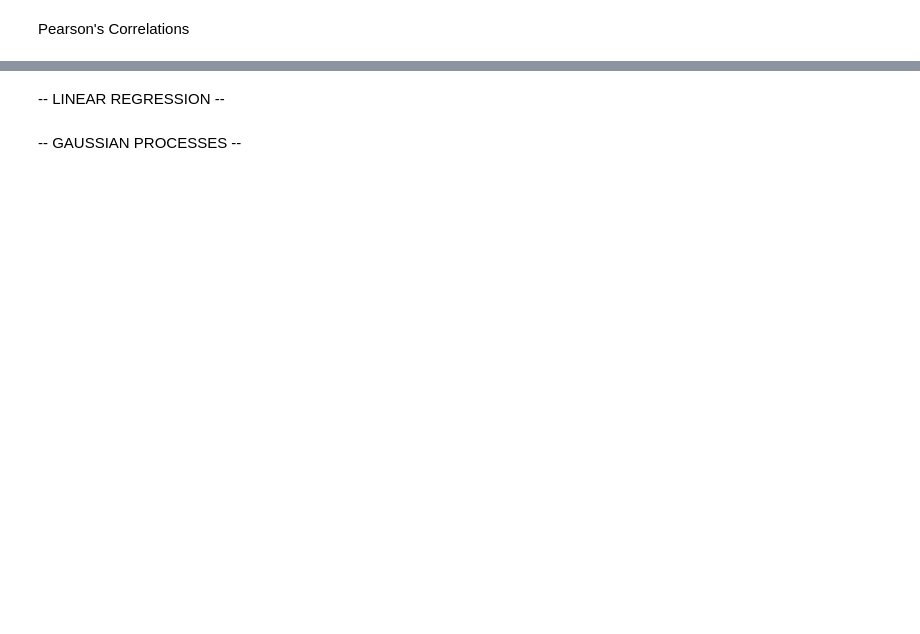
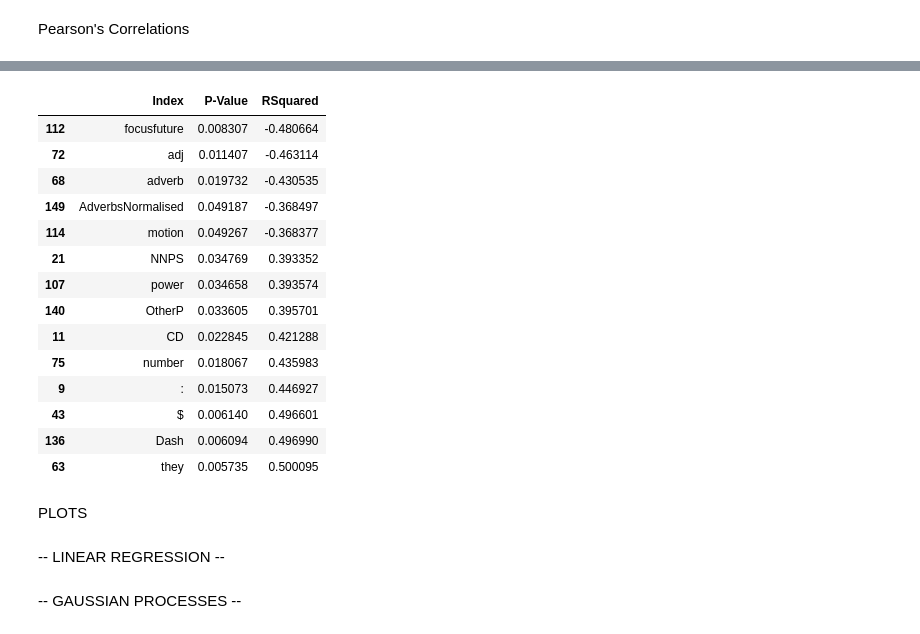
Before and after one commit to joealcantara/NLP, a Jupyter notebook: featureCreator.ipynb, the cells around one changed output, grey strips where cells are left out. Cells and saved outputs as stored; diff of their text form; code cells hidden in the pictures; blank space fills up the shorter version.

```diff
--- a/featureCreator.ipynb
+++ b/featureCreator.ipynb
@@ -601,0 +332,14 @@ print('P Value', '{0:.10f}'.format(p))
+# %%
+resultsTrump = pd.DataFrame()
+columnsTrump = list(dfTrump)
+# %%
+columnsTrump.remove('index')
+columnsTrump.remove('Filename')
+columnsTrump.remove('Date')
+columnsTrump.remove('JDate')
+columnsTrump.remove('Julian')
+# %%
+for i in columnsTrump:
+    r, p = pearsonr(dfTrump[i], dfTrump['index'])
+    pearsonResults = {'Index': i, 'RSquared':r, 'P-Value': p}
+    resultsTrump = resultsTrump.append(pearsonResults, ignore_index=True)
@@ -602,3 +392,26 @@ print('P Value', '{0:.10f}'.format(p))
+# %%
+subsetTrump = pd.DataFrame()
+subsetTrump = resultsTrump.loc[resultsTrump['P-Value'] < 0.05]
+subsetTrump = subsetTrump.sort_values(by=['RSquared'])
+subsetTrump
+# %% [output]
+|  | Index | P-Value | RSquared |
+| 112 | focusfuture | 0.008307 | -0.480664 |
+| 72 | adj | 0.011407 | -0.463114 |
+| 68 | adverb | 0.019732 | -0.430535 |
+| 149 | AdverbsNormalised | 0.049187 | -0.368497 |
+| 114 | motion | 0.049267 | -0.368377 |
+| 21 | NNPS | 0.034769 | 0.393352 |
+| 107 | power | 0.034658 | 0.393574 |
+| 140 | OtherP | 0.033605 | 0.395701 |
+| 11 | CD | 0.022845 | 0.421288 |
+| 75 | number | 0.018067 | 0.435983 |
+| 9 | : | 0.015073 | 0.446927 |
+| 43 | $ | 0.006140 | 0.496601 |
+| 136 | Dash | 0.006094 | 0.496990 |
+| 63 | they | 0.005735 | 0.500095 |
+# %% [markdown]
+PLOTS
 # %%
 # Plot Mean Length of Utterance over time for RR
 xs = dfRR['index']
```
Also changed, not shown: parts of 97 cells of this notebook, 8 other files.
